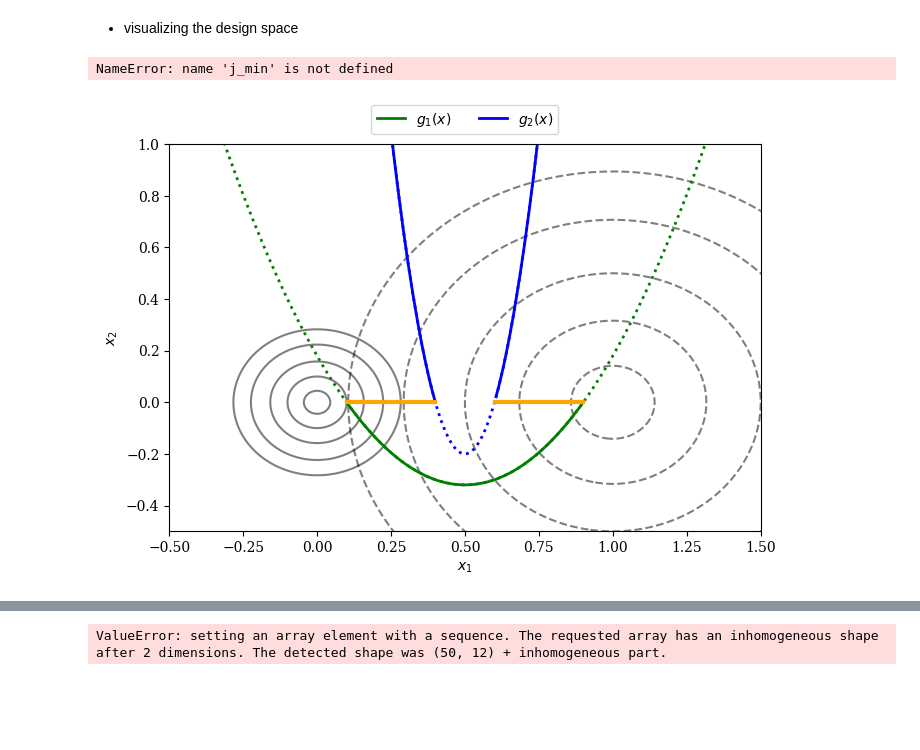
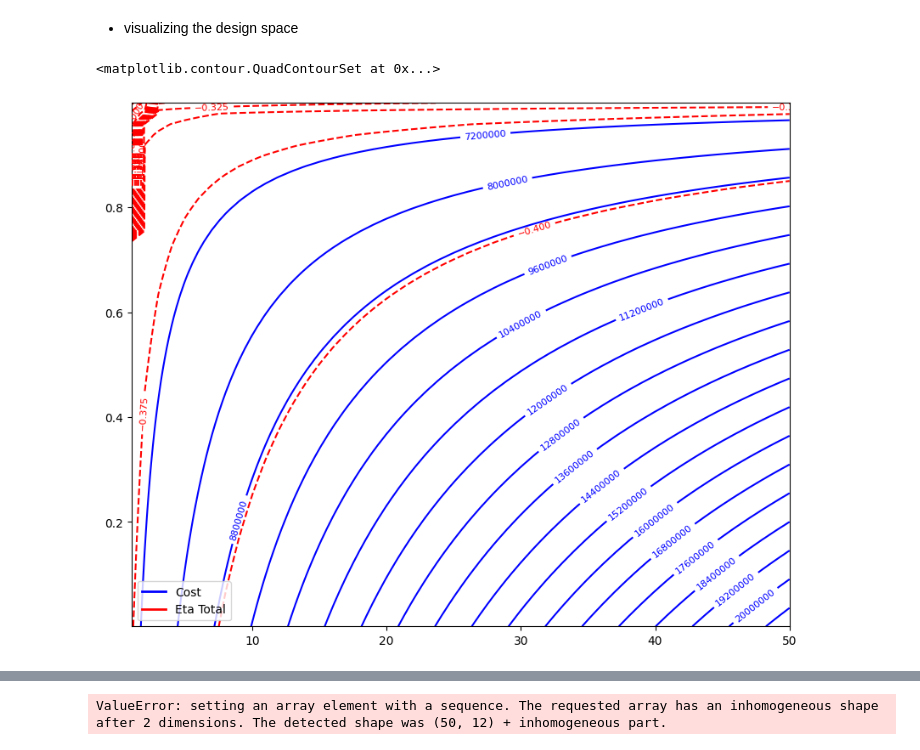
Before and after one commit to dernestbank/Mult-objective-optimization-and-simulation, a Jupyter notebook: PEM-electrolyzer-Python/catalyst.ipynb, the cells around one changed output, grey strips where cells are left out. Cells and saved outputs as stored; diff of their text form; code cells hidden in the pictures; blank space fills up the shorter version.

```diff
--- a/PEM-electrolyzer-Python/catalyst.ipynb
+++ b/PEM-electrolyzer-Python/catalyst.ipynb
@@ -229,9 +336,12 @@ def eta_total_func(delta_a, epsilon_a, Scat_a, delta_c, epsilon_c, Scat_c):
     D_eff_c = (epsilon_c/tau_c) * D
     eta_act_a = a_a + b_a * np.log10(j / (j0_a * Scat_a * (1 - epsilon_a) * delta_a*1e4))
     eta_act_c = a_c + b_c * np.log10(j / (j0_c * Scat_c * (1 - epsilon_c) * delta_c*1e4))
-    eta_conc_a = (R * T / (n * F)) * np.log(1 - j/((n*F*D_eff_a*55.5)/(delta_a*1e4)))
-    eta_conc_c = (R * T / (n * F)) * np.log(1 - j/((n*F*D_eff_c*55.5)/(delta_c*1e4)))
+    # eta_conc_a = (R * T / (n * F)) * np.log(np.maximum(1 - j/((n*F*D_eff_a*55.5))/(delta_a*1e4)))
+    # eta_conc_c = (R * T / (n * F)) * np.log(np.maximum(1 - j/((n*F*D_eff_c*55.5))/(delta_c*1e4)))
+    eta_conc_a = (R * T / (n * F)) * np.log(np.maximum(1 - j/((n*F*D_eff_a*55.5)/(delta_a*1e4)), 1e-10))
+    eta_conc_c = (R * T / (n * F)) * np.log(np.maximum(1 - j/((n*F*D_eff_c*55.5)/(delta_c*1e4)), 1e-10))
     return eta_act_a + eta_act_c + eta_conc_a + eta_conc_c
+
 
 # Define the constraints (in the form g(x) <= 0)
 def constraints(delta_a, epsilon_a, Scat_a, delta_c, epsilon_c, Scat_c):
@@ -267,70 +377,39 @@ Scat_a_vals = np.linspace(20, 100, 50)
 Scat_c_vals = np.linspace(50, 200, 50)
 
 Delta_a, Epsilon_a = np.meshgrid(delta_a_vals, epsilon_a_vals)
 Delta_c, Epsilon_c = np.meshgrid(delta_c_vals, epsilon_c_vals)
 Scat_A, Scat_C = np.meshgrid(Scat_a_vals, Scat_c_vals)
 
 
 # Calculate objective function values
 Cost = cost(Delta_a, Epsilon_a, 25e-6, 0.5) #Fixing delta_c and epsilon_c for 2D plot
 Eta_total = eta_total_func(Delta_a, Epsilon_a, 50, 25e-6, 0.5, 100) #Fixing delta_c, epsilon_c, and Scat_c for 2D plot
 
 # Calculate constraint values (example)
 g1_vals = constraints(Delta_a, Epsilon_a, 50, 25e-6, 0.5, 100)[0] #Fixing delta_c, epsilon_c, and Scat_c for 2D plot
 
 
 # Plotting
 plt.figure(figsize=(10, 8))
 
 # Contour plots
-contour_cost = plt.contour(Delta_a*1e6, Epsilon_a, Cost, levels=20, colors='blue', linestyles='solid', label = "Cost") #Scale delta to micro meter
-contour_eta = plt.contour(Delta_a*1e6, Epsilon_a, Eta_total, levels=20, colors='red', linestyles='dashed', label = "Eta Total") #Scale delta to micro meter
+# contour_cost = plt.contour(Delta_a*1e6, Epsilon_a, Cost, levels=20, colors='blue', linestyles='solid', label = "Cost") #Scale delta to micro meter
+# contour_eta = plt.contour(Delta_a*1e6, Epsilon_a, Eta_total, levels=20, colors='red', linestyles='dashed', label = "Eta Total") #Scale delta to micro meter
+
+contour_cost = plt.contour(Delta_a*1e6, Epsilon_a, Cost, levels=20, colors='blue', linestyles='solid')
+contour_eta = plt.contour(Delta_a*1e6, Epsilon_a, Eta_total, levels=20, colors='red', linestyles='dashed')
+
+plt.legend([plt.Line2D([0], [0], color='blue', lw=2), plt.Line2D([0], [0], color='red', lw=2)], ['Cost', 'Eta Total'])
 
 plt.clabel(contour_cost, inline=True, fontsize=8)
 plt.clabel(contour_eta, inline=True, fontsize=8)
 
 # Constraint plots (example)
 plt.contour(Delta_a*1e6, Epsilon_a, g1_vals, levels=[0], colors='green', linewidths=2) #Scale delta to micro meter
 
 # Pareto set (this needs to be calculated by an optimization algorithm)
 # Example Pareto set (replace with actual results from your optimization)
 #pare
 # %% [output]
-NameError: name 'j_min' is not defined
+<matplotlib.contour.QuadContourSet at 0x...>
+[figure, added]
-# %%
-import matplotlib.pyplot as plt
-plt.rc('font', family='serif')
-# Define the contour levels
-levels = np.array([0.02, 0.1, 0.25, 0.5, 0.8])
-
-plt.figure(figsize=(7, 5))
-# Plot the contours of the objective functions: F1
-CS1 = plt.contour( X1, X2, F1, 10 * levels, colors='black', alpha=0.5, label="$f_1(x)$")
-
-# plot the contours of the objective functions: for the second objective 2
-CS2 = plt.contour(X1, X2, F2, levels, linestyles="dashed", colors='black', alpha=0.5, label="$f_2(x)$")
-
-
-# Plot the objective functions
-plt.plot(X1[0], G1, linewidth=2.0, color="green", linestyle='dotted')
-plt.plot(X1[0][G1<0], G1[G1<0], label="$g_1(x)$", linewidth=2.0, color="green")
-
-plt.plot(X1[0], G2, linewidth=2.0, color="blue", linestyle='dotted')
-plt.plot(X1[0][X1[0]>0.6], G2[X1[0]>0.6], label="$g_2(x)$",linewidth=2.0, color="blue")
-plt.plot(X1[0][X1[0]<0.4], G2[X1[0]<0.4], linewidth=2.0, color="blue")
-
-plt.plot(np.linspace(0.1,0.4,100), np.zeros(100),linewidth=3.0, color="orange")
-plt.plot(np.linspace(0.6,0.9,100), np.zeros(100),linewidth=3.0, color="orange")
-
-plt.xlim(-0.5, 1.5)
-plt.ylim(-0.5, 1)
-plt.xlabel("$x_1$")
-plt.ylabel("$x_2$")
-
-plt.legend(loc='upper center', bbox_to_anchor=(0.5, 1.12),
-          ncol=4, fancybox=True, shadow=False)
-
-plt.tight_layout()
-plt.show()
-# %% [output]
-[figure, removed]
```
Also changed, not shown: parts of 14 cells of this notebook, 4 other files.
